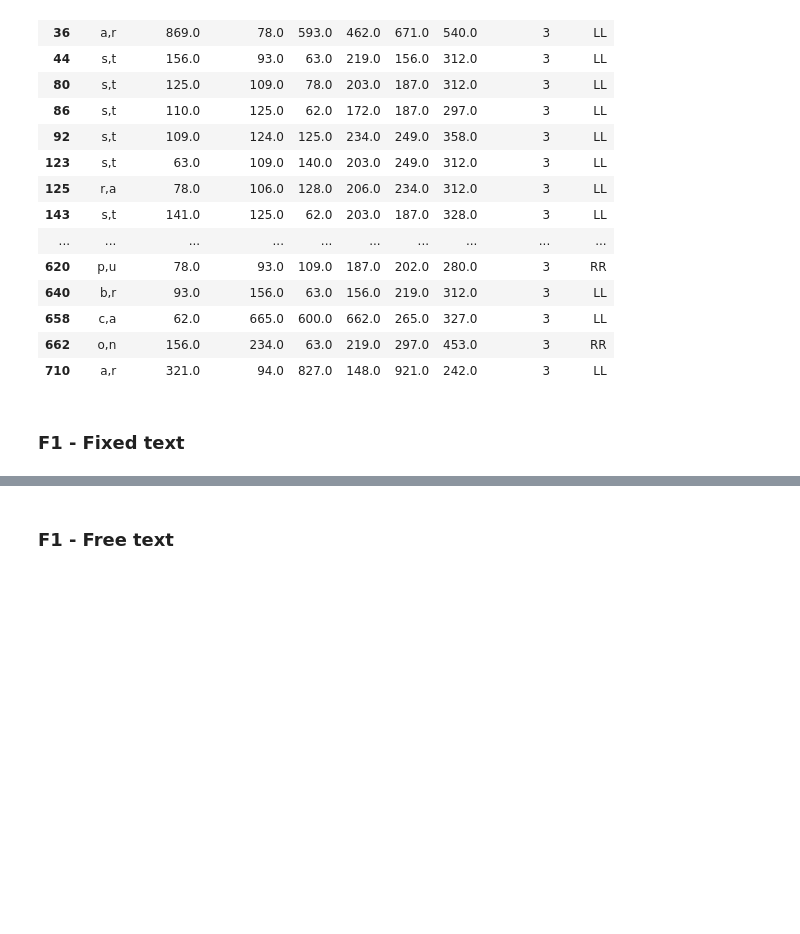
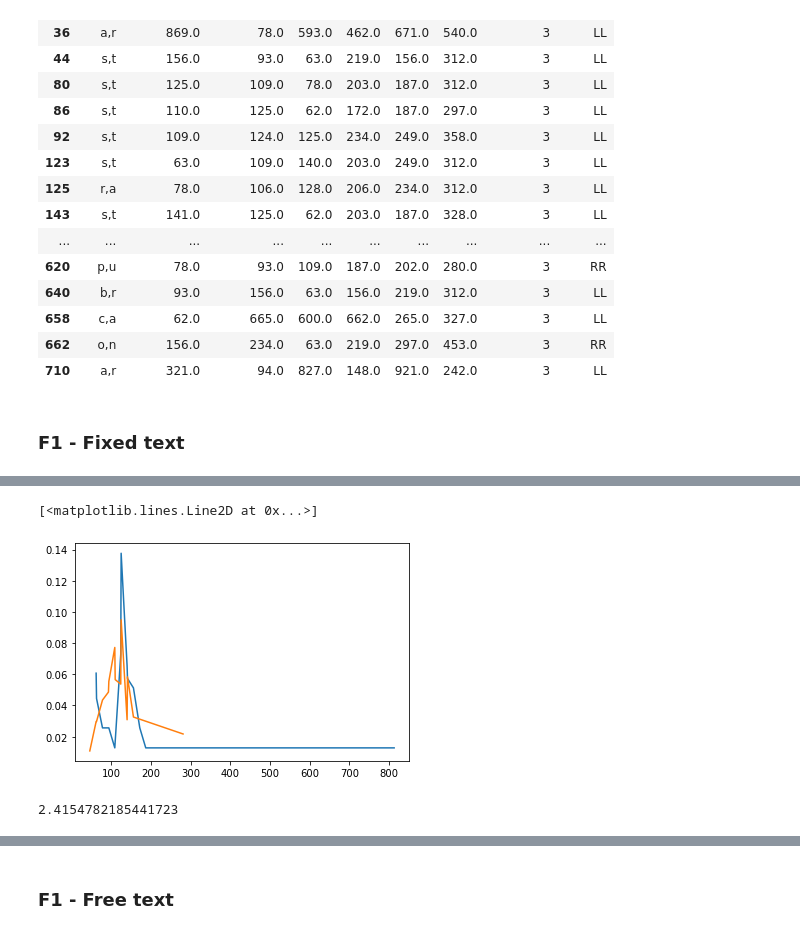
Before and after one commit to NuwanYasanga/Research_project_coding, a Jupyter notebook: Applying_KL_Divergence.ipynb, the cells around one changed output, grey strips where cells are left out. Cells and saved outputs as stored; diff of their text form; code cells hidden in the pictures; blank space fills up the shorter version.

Commit message:
Checking bandwidth values for KL divergence

```diff
--- a/Applying_KL_Divergence.ipynb
+++ b/Applying_KL_Divergence.ipynb
@@ -539,0 +551,6 @@ density_fixed_111()
+# %%
+x1 = np.sort(np.array(df_user_1_fixed_1_distance_1['F1']))[:, np.newaxis]
+kde_model = KernelDensity(kernel='exponential', bandwidth=1)
+kde_model.fit(x1)
+score1 = kde_model.score_samples(x1)
+y1 = np.exp(score1)
@@ -540,3 +568,19 @@ density_fixed_111()
+# %%
+x2 = np.sort(np.array(df_user_1_fixed_2_distance_1['F1']))[:, np.newaxis]
+kde_model = KernelDensity(kernel='exponential', bandwidth=1)
+kde_model.fit(x2)
+score2 = kde_model.score_samples(x2)
+y2 = np.exp(score2)
+# %%
+plt.plot(x1,y1)
+plt.plot(x2,y2)
+# %% [output]
+[<matplotlib.lines.Line2D at 0x...>]
+[figure, added]
+# %%
+kl_divergence(y1,y2)
+# %% [output]
+2.4154782185441723
 # %%
 x = np.linspace(0,1000,100)
 
```
Also changed, not shown: parts of 11 cells of this notebook, 1 other file.
